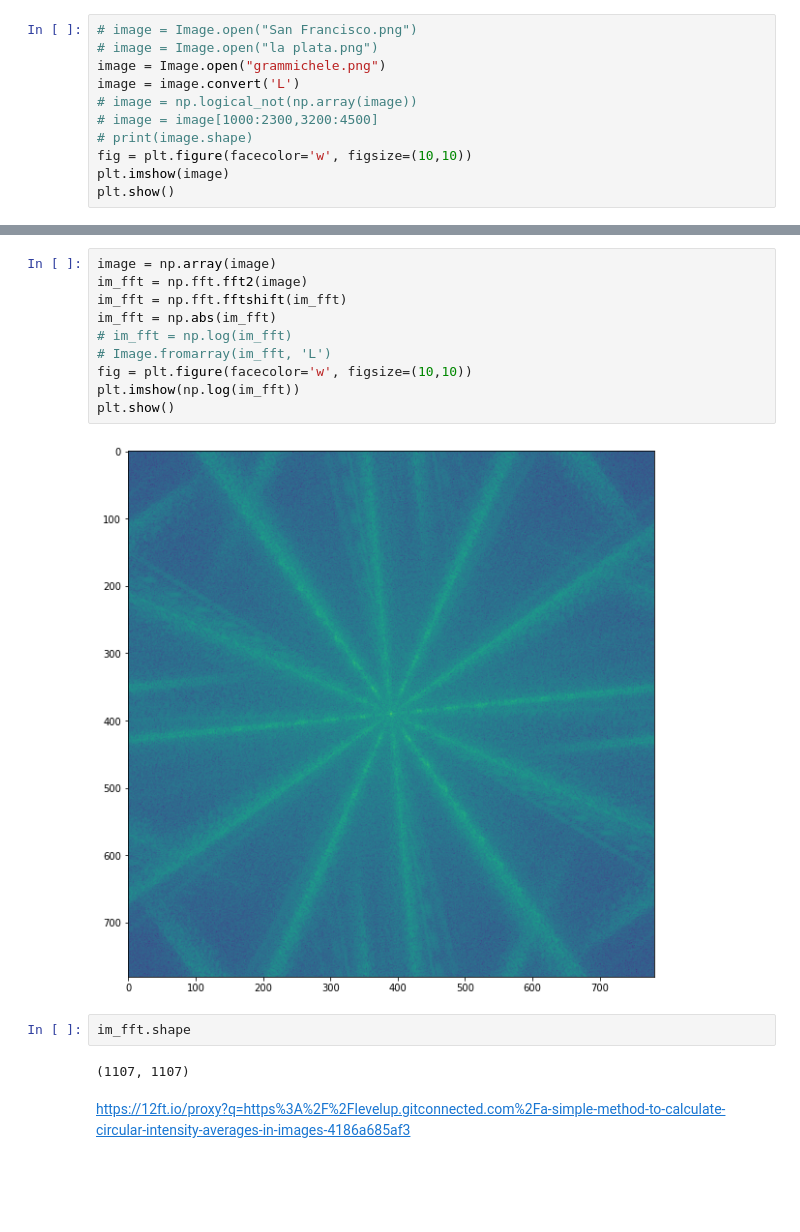
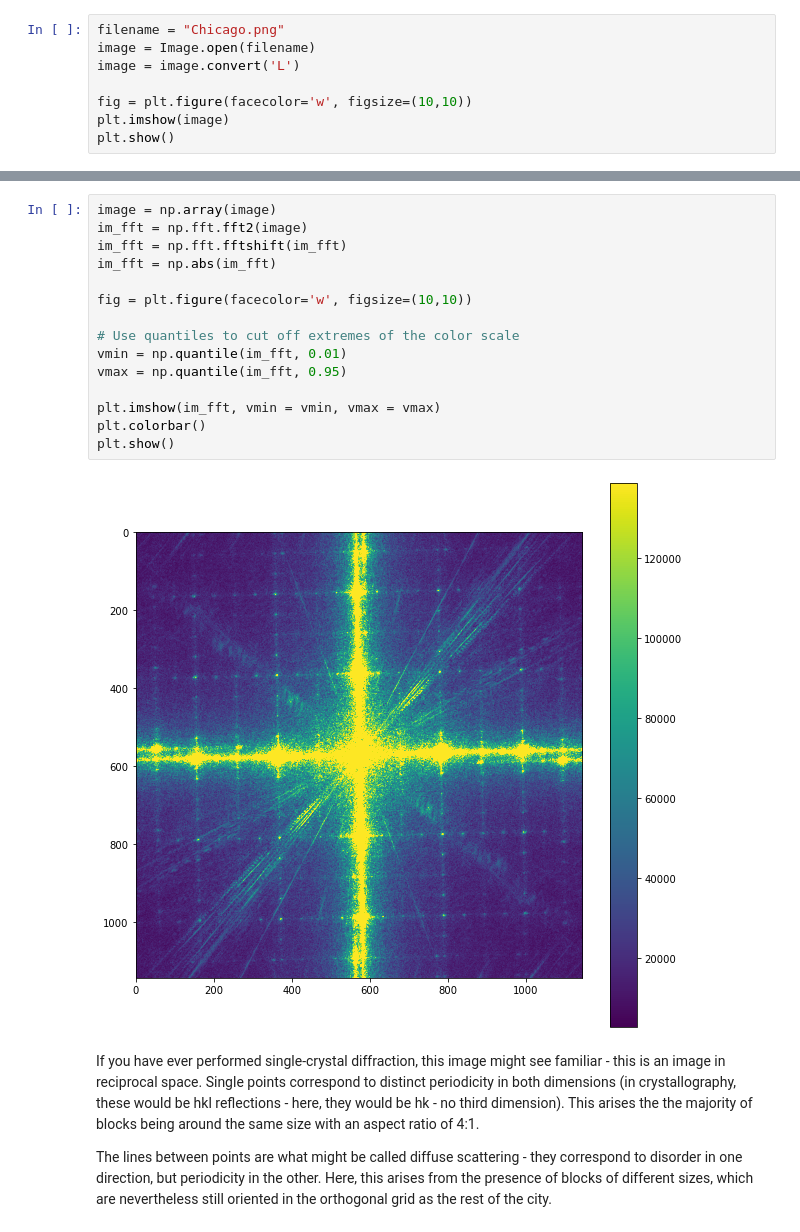
Before and after one commit to yue-here/city-diffraction, a Jupyter notebook: city-diffraction.ipynb, the cells around one changed output, grey strips where cells are left out. Saved outputs shown, nothing was run; the diff lists cells and outputs as text; blank space fills up the shorter version.

```diff
--- a/city-diffraction.ipynb
+++ b/city-diffraction.ipynb
@@ -6,11 +13,8 @@ import matplotlib.pyplot as plt
 # %%
-# image = Image.open("San Francisco.png")
-# image = Image.open("la plata.png")
-image = Image.open("grammichele.png")
+filename = "Chicago.png"
+image = Image.open(filename)
 image = image.convert('L')
-# image = np.logical_not(np.array(image))
-# image = image[1000:2300,3200:4500]
-# print(image.shape)
+
 fig = plt.figure(facecolor='w', figsize=(10,10))
 plt.imshow(image)
 plt.show()
@@ -19,18 +29,21 @@ plt.show()
 # %%
 image = np.array(image)
 im_fft = np.fft.fft2(image)
 im_fft = np.fft.fftshift(im_fft)
 im_fft = np.abs(im_fft)
-# im_fft = np.log(im_fft)
-# Image.fromarray(im_fft, 'L')
+
 fig = plt.figure(facecolor='w', figsize=(10,10))
-plt.imshow(np.log(im_fft))
+
+# Use quantiles to cut off extremes of the color scale
+vmin = np.quantile(im_fft, 0.01)
+vmax = np.quantile(im_fft, 0.95)
+
+plt.imshow(im_fft, vmin = vmin, vmax = vmax)
+plt.colorbar()
 plt.show()
 # %% [output]
-[figure, old version]
+[figure, new version]
-# %%
-im_fft.shape
-# %% [output]
-(1107, 1107)
-# %% [markdown]
-https://12ft.io/proxy?q=https%3A%2F%2Flevelup.gitconnected.com%2Fa-simple-method-to-calculate-circular-intensity-averages-in-images-4186a685af3
+# %% [markdown]
+If you have ever performed single-crystal diffraction, this image might see familiar - this is an image in reciprocal space. Single points correspond to distinct periodicity in both dimensions (in crystallography, these would be hkl reflections - here, they would be hk - no third dimension). This arises the the majority of blocks being around the same size with an aspect ratio of 4:1.
+
+The lines between points are what might be called diffuse scattering - they correspond to disorder in one direction, but periodicity in the other. Here, this arises from the presence of blocks of different sizes, which are nevertheless still oriented in the orthogonal grid as the rest of the city.
```
Also changed, not shown: parts of 13 cells of this notebook.
